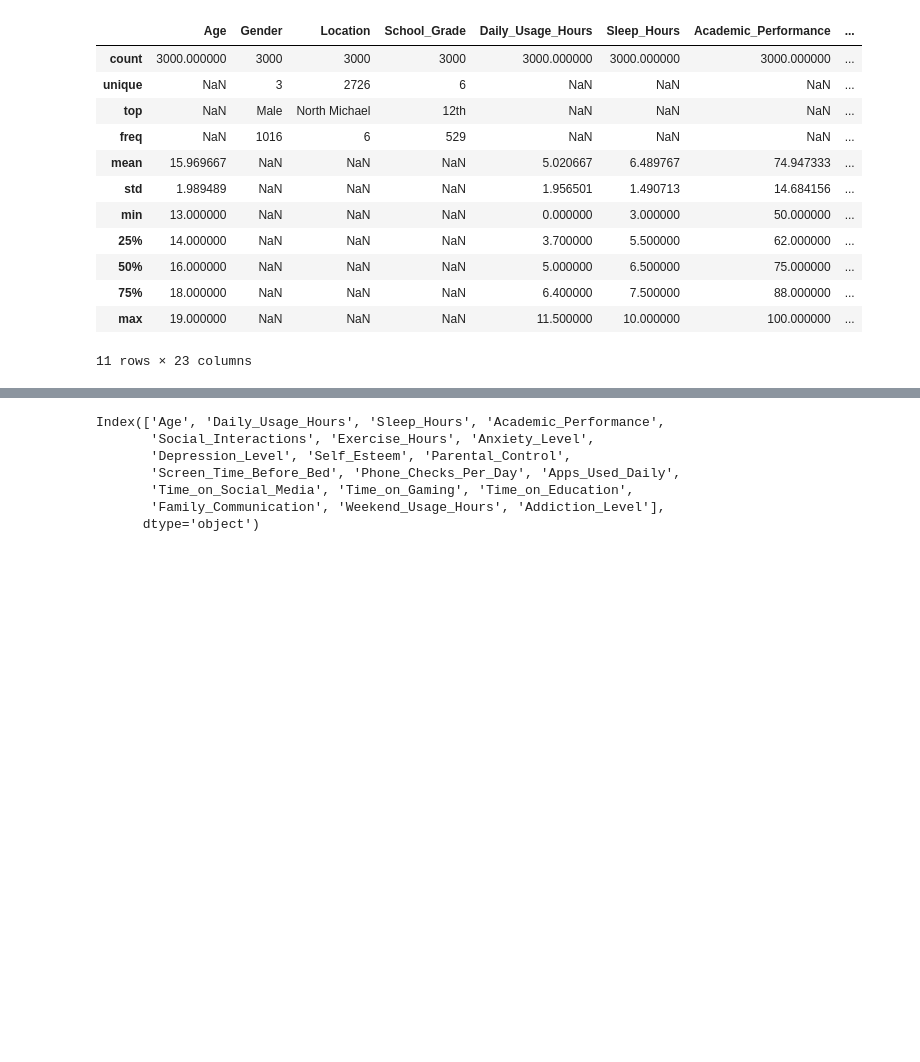
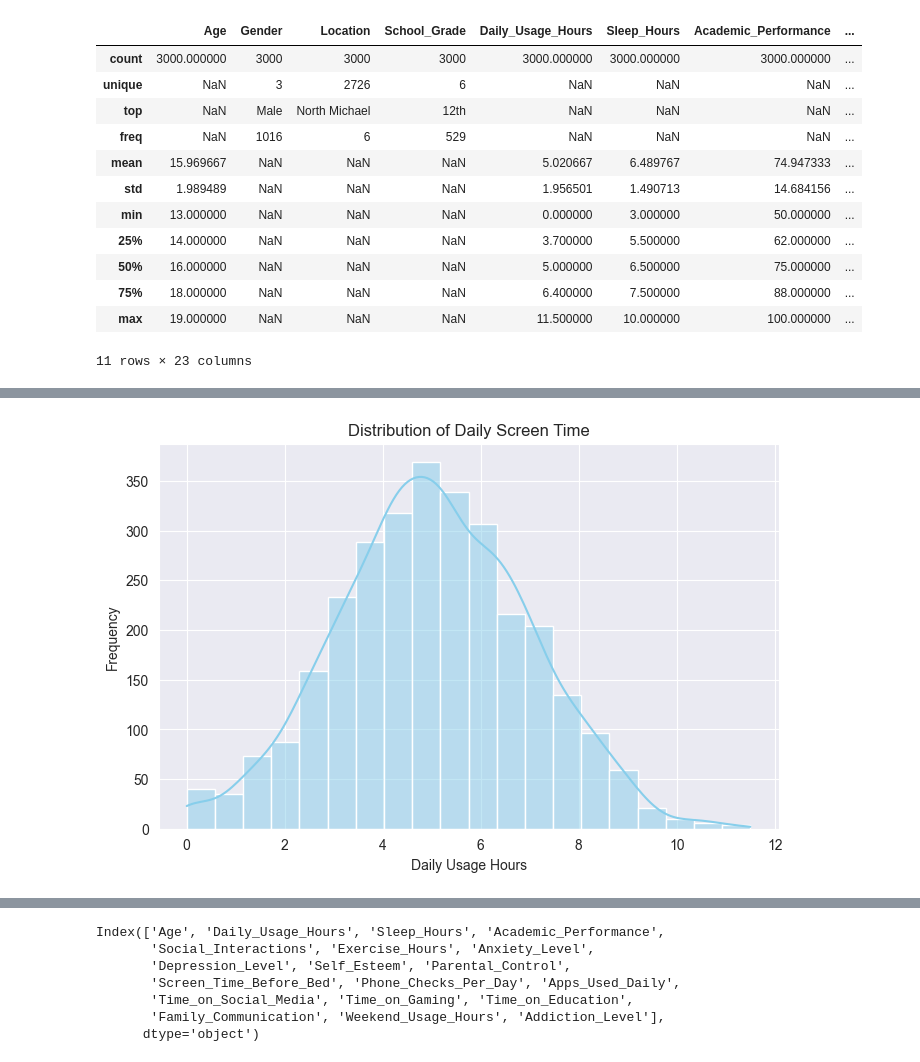
Before and after one commit to somoel/uso_telefono_adolescentes, a Jupyter notebook: notebooks/sample.ipynb, the cells around one changed output, grey strips where cells are left out. Cells and saved outputs as stored; diff of their text form; code cells hidden in the pictures; blank space fills up the shorter version.

```diff
--- a/notebooks/sample.ipynb
+++ b/notebooks/sample.ipynb
@@ -96,0 +103,11 @@ df.describe(include='all')
+# %%
+#distribucion de horas de uso
+plt.figure(figsize=(8,5))
+sns.histplot(df['Daily_Usage_Hours'], kde=True, bins=20, color='skyblue')
+plt.title('Distribution of Daily Screen Time')
+plt.xlabel('Daily Usage Hours')
+plt.ylabel('Frequency')
+plt.grid(True)
+plt.show()
+# %% [output]
+[figure, added]
```
Also changed, not shown: parts of 36 cells of this notebook.
